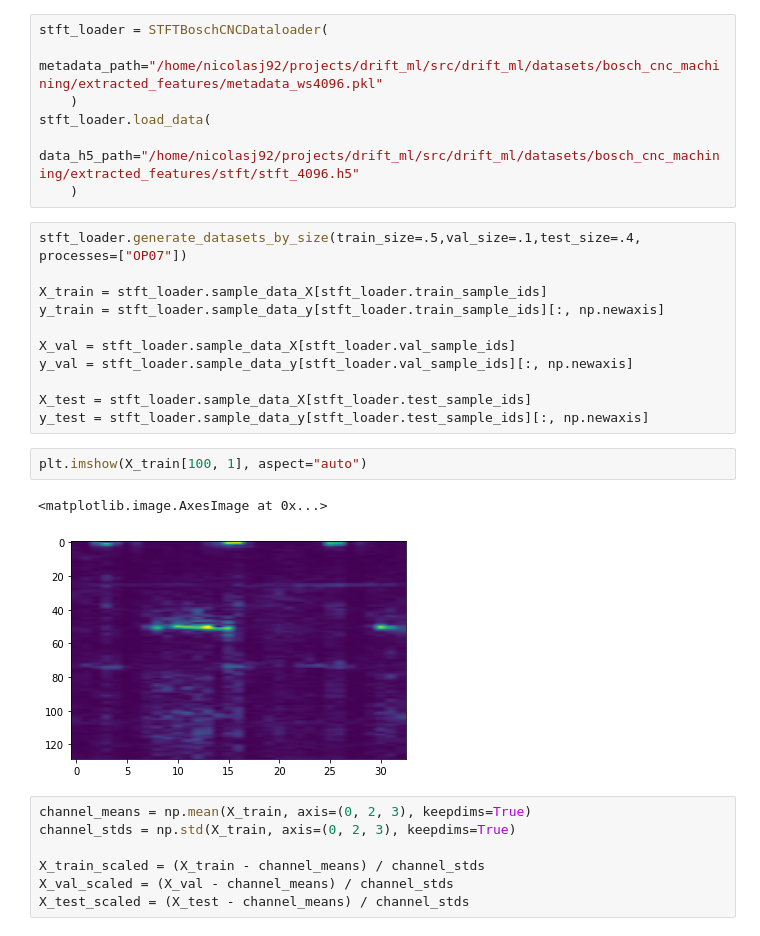
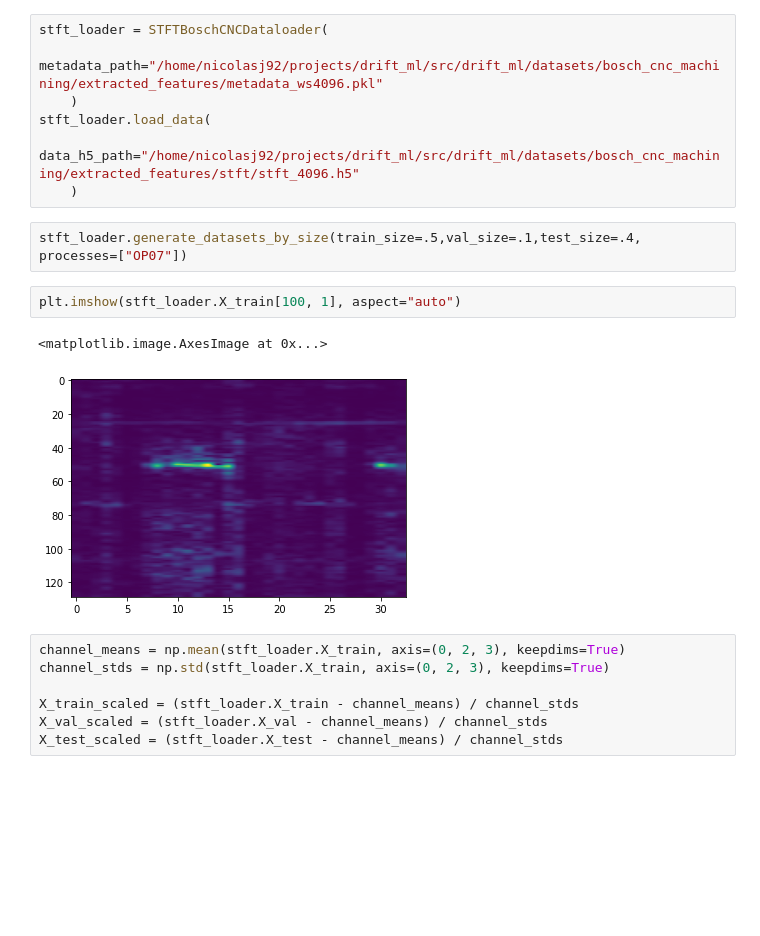
Before and after one commit to nicolasj92/drift_ml, a Jupyter notebook: src/drift_ml/datasets/bosch_cnc_machining/notebooks/stft_cnn.ipynb, the cells around one changed output. Cells and saved outputs as stored; diff of their text form; blank space fills up the shorter version.

Commit message:
Add dataset properties to dataloader

```diff
--- a/src/drift_ml/datasets/bosch_cnc_machining/notebooks/stft_cnn.ipynb
+++ b/src/drift_ml/datasets/bosch_cnc_machining/notebooks/stft_cnn.ipynb
@@ -33,29 +33,20 @@ stft_loader = STFTBoschCNCDataloader(
 stft_loader.load_data(
     data_h5_path="/home/nicolasj92/projects/drift_ml/src/drift_ml/datasets/bosch_cnc_machining/extracted_features/stft/stft_4096.h5"
     )
-# %%
-stft_loader.generate_datasets_by_size(train_size=.5,val_size=.1,test_size=.4, processes=["OP07"])
-
-X_train = stft_loader.sample_data_X[stft_loader.train_sample_ids]
-y_train = stft_loader.sample_data_y[stft_loader.train_sample_ids][:, np.newaxis]
-
-X_val = stft_loader.sample_data_X[stft_loader.val_sample_ids]
-y_val = stft_loader.sample_data_y[stft_loader.val_sample_ids][:, np.newaxis]
-
-X_test = stft_loader.sample_data_X[stft_loader.test_sample_ids]
-y_test = stft_loader.sample_data_y[stft_loader.test_sample_ids][:, np.newaxis]
+# %%
+stft_loader.generate_datasets_by_size(train_size=.5,val_size=.1,test_size=.4, processes=["OP07"])
 # %%
-plt.imshow(X_train[100, 1], aspect="auto")
+plt.imshow(stft_loader.X_train[100, 1], aspect="auto")
 # %% [output]
 <matplotlib.image.AxesImage at 0x...>
-[figure, old version]
+[figure, new version]
 # %%
-channel_means = np.mean(X_train, axis=(0, 2, 3), keepdims=True)
-channel_stds = np.std(X_train, axis=(0, 2, 3), keepdims=True)
+channel_means = np.mean(stft_loader.X_train, axis=(0, 2, 3), keepdims=True)
+channel_stds = np.std(stft_loader.X_train, axis=(0, 2, 3), keepdims=True)
 
-X_train_scaled = (X_train - channel_means) / channel_stds
-X_val_scaled = (X_val - channel_means) / channel_stds
-X_test_scaled = (X_test - channel_means) / channel_stds
+X_train_scaled = (stft_loader.X_train - channel_means) / channel_stds
+X_val_scaled = (stft_loader.X_val - channel_means) / channel_stds
+X_test_scaled = (stft_loader.X_test - channel_means) / channel_stds
 # %%
 import torch
 from drift_ml.datasets.bosch_cnc_machining.models.nnclassifier import NNClassifier
```
Also changed, not shown: parts of 1 cell of this notebook, 1 other file.
